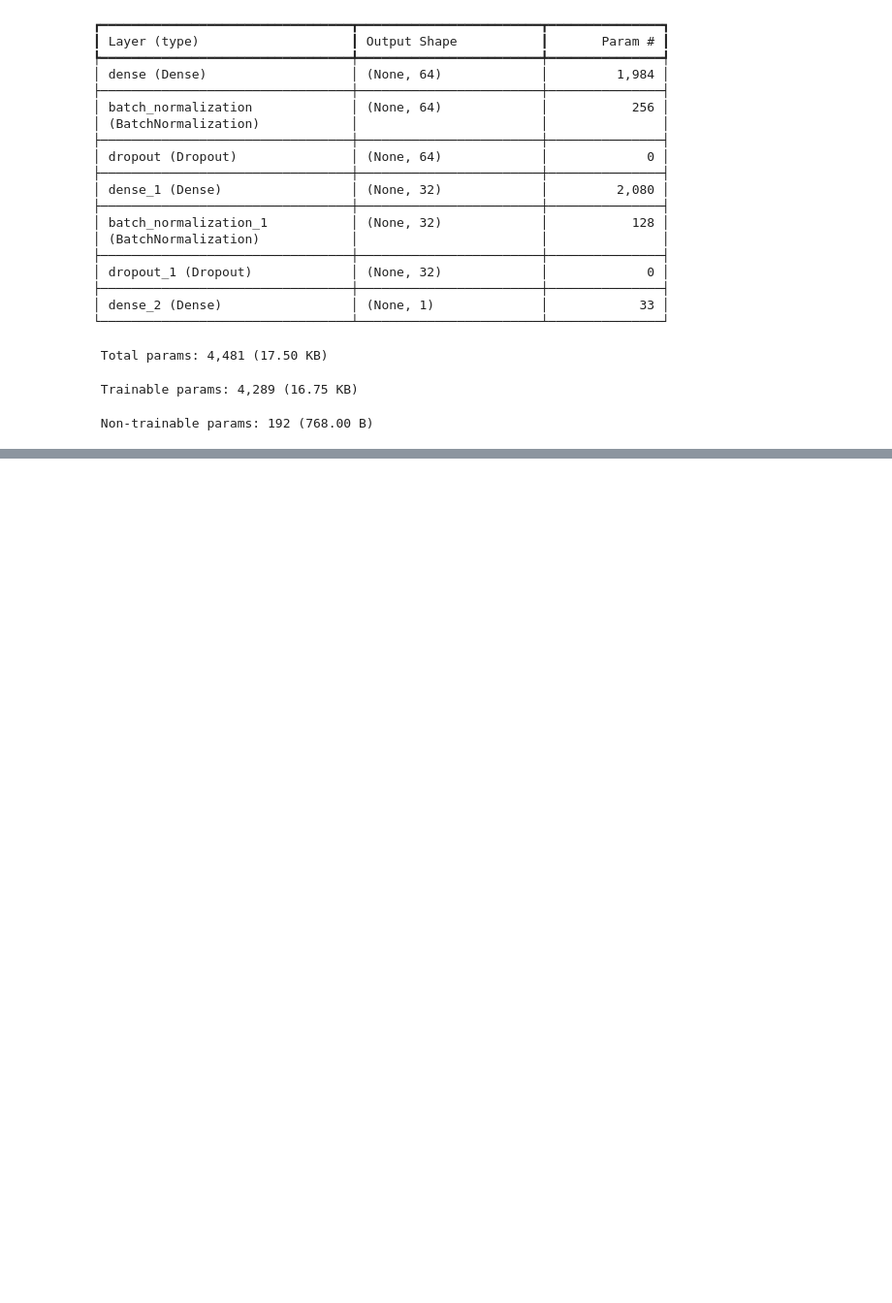
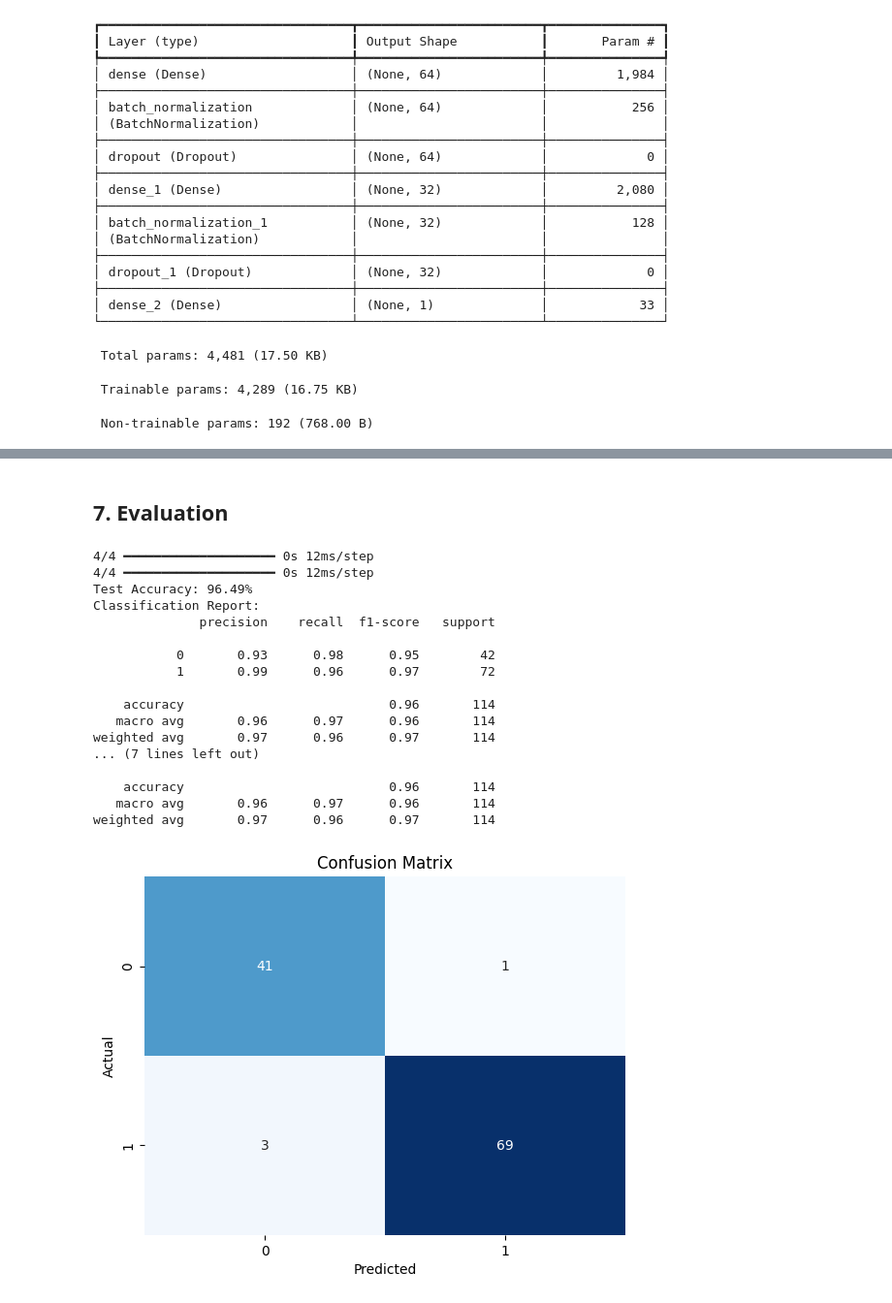
Before and after one commit to dinraj910/Breast-Cancer-Prediction-with-ANN, a Jupyter notebook: notebook/BreastCancer_ANN.ipynb, the cells around one changed output, grey strips where cells are left out. Shown at 97% size. Saved outputs shown, nothing was run; the diff lists cells and outputs as text; code cells hidden in the pictures; blank space fills up the shorter version.

```diff
--- a/notebook/BreastCancer_ANN.ipynb
+++ b/notebook/BreastCancer_ANN.ipynb
@@ -303,0 +306,12 @@ Model: "sequential"
+# %%
+early_stop  = EarlyStopping(monitor='val_loss',patience=15,restore_best_weights=True)
+reduce_lr = ReduceLROnPlateau(monitor='val_loss', factor=0.5, patience=5, min_lr=1e-6, verbose=1)
+
+history = model.fit(
+    x_train,y_train,
+    validation_split=0.2,
+    epochs=100,
+    batch_size=32,
+    callbacks=[early_stop,reduce_lr],
+    verbose=1
+)
@@ -303,0 +336,56 @@ Model: "sequential"
+# %% [markdown]
+## 7. Evaluation
+# %%
+y_pred = (model.predict(x_test)>0.5).astype("int32")
+
+#ACCURACY
+accuracy = np.mean(y_pred.flatten() == y_test)
+print(f"Test Accuracy: {accuracy*100:.2f}%")
+
+print("Classification Report:")
+print(classification_report(y_test,y_pred))
+
+cm = confusion_matrix(y_test,y_pred)
+sns.heatmap(cm, annot=True, fmt='d', cmap='Blues', cbar=False)
+plt.xlabel('Predicted')
+plt.ylabel('Actual')
+plt.title('Confusion Matrix')
+plt.show()
+
+# ROC Curve
+y_prob = model.predict(x_test).ravel()
+fpr, tpr, _ = roc_curve(y_test, y_prob)
+roc_auc = auc(fpr, tpr)
+
+plt.plot(fpr, tpr, label=f"AUC = {roc_auc:.2f}")
+plt.plot([0,1],[0,1],"--")
+plt.legend()
+plt.title("ROC Curve")
+plt.show()
+
+# Precision-Recall Curve
+prec, rec, _ = precision_recall_curve(y_test, y_prob)
+plt.plot(rec, prec)
+plt.title("Precision-Recall Curve")
+plt.xlabel("Recall")
+plt.ylabel("Precision")
+plt.show()
+# %% [output]
+4/4 ━━━━━━━━━━━━━━━━━━━━ 0s 12ms/step
+4/4 ━━━━━━━━━━━━━━━━━━━━ 0s 12ms/step
+Test Accuracy: 96.49%
+Classification Report:
+              precision    recall  f1-score   support
+
+           0       0.93      0.98      0.95        42
+           1       0.99      0.96      0.97        72
+
+    accuracy                           0.96       114
+   macro avg       0.96      0.97      0.96       114
+weighted avg       0.97      0.96      0.97       114
+... (7 lines left out)
+
+    accuracy                           0.96       114
+   macro avg       0.96      0.97      0.96       114
+weighted avg       0.97      0.96      0.97       114
+[figure, added]
```
Also changed, not shown: parts of 5 cells of this notebook.
